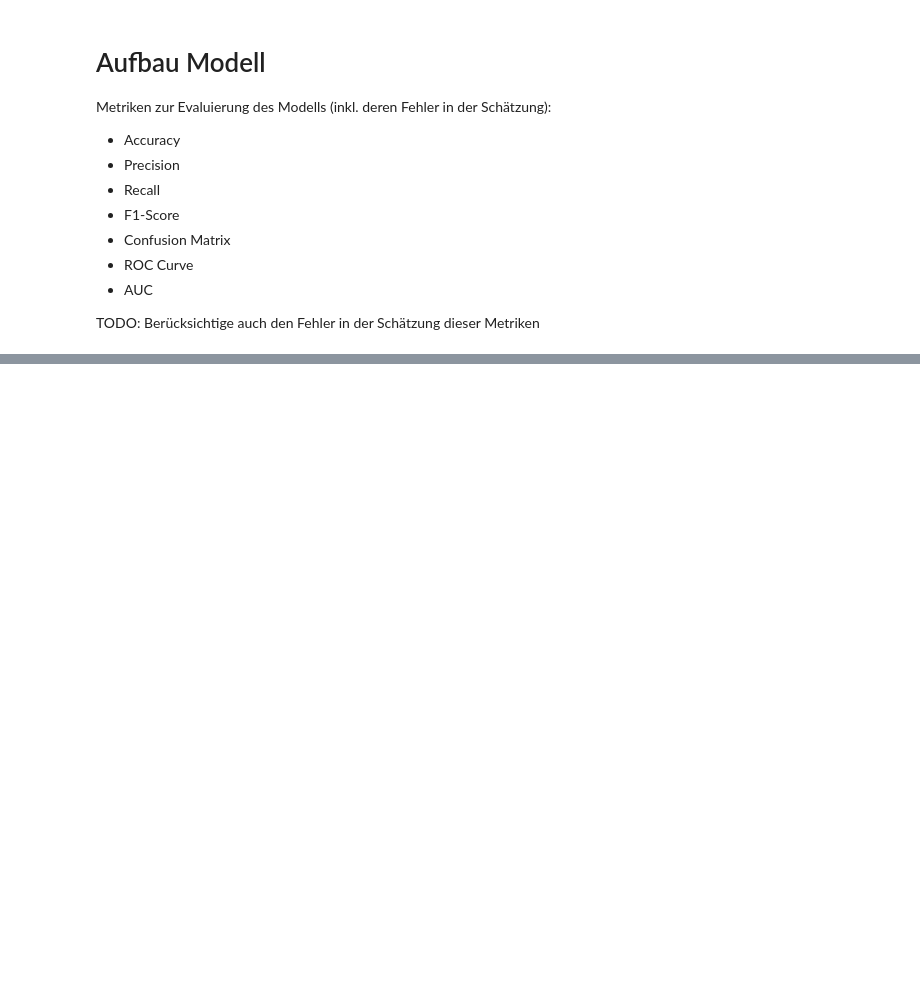
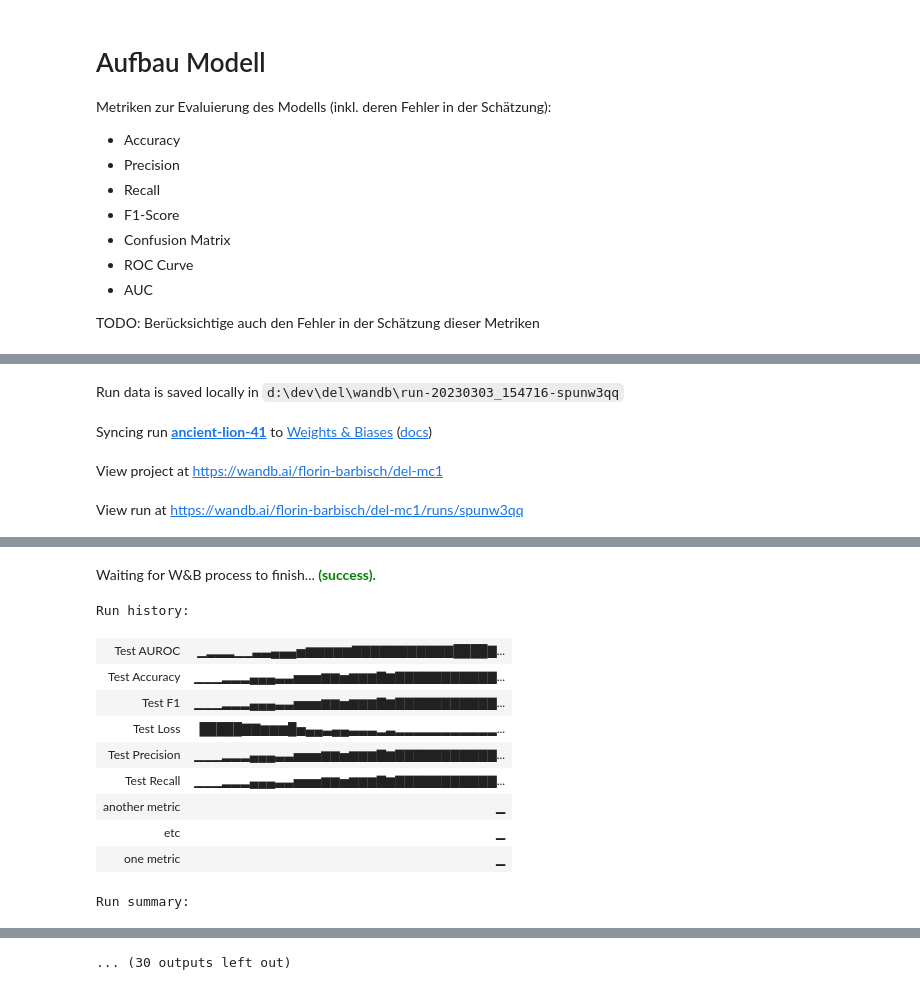
Before and after one commit to florinbarbisch/del, a Jupyter notebook: mc1.ipynb, the cells around one changed output, grey strips where cells are left out. Saved outputs shown, nothing was run; the diff lists cells and outputs as text; code cells hidden in the pictures; blank space fills up the shorter version.

Commit message:
Added: GPU and K-Fold support

```diff
--- a/mc1.ipynb
+++ b/mc1.ipynb
@@ -187,12 +179,12 @@ class SmallCNN(nn.Module):
         x = x.view(-1, 64 * 4 * 4)
         x = F.relu(self.fc1(x))
         x = self.fc2(x)
-        return x
+        return F.log_softmax(x, dim=1)
 # %%
-def train(model, train_loader, optimizer, criterion, epoch):
+def train(model, train_loader, device, optimizer, criterion, epoch):
     model.train()
     for batch_idx, (data, target) in enumerate(train_loader):
-        #print(data.shape, target.shape)
+        data, target = data.to(device), target.to(device)
         data, target = data.view(-1, 3, 32, 32), target
         optimizer.zero_grad()
         output = model(data)
@@ -316,0 +249,57 @@ Waiting for W&B process to finish... (success).
+# %%
+from sklearn.model_selection import KFold
+from time import time
+
+config = {
+    "batch_size": 1024,
+    "test_batch_size": 10,
+    "epochs": 50,
+    "criterion": "CrossEntropyLoss",
+    "lr": 0.1,
+    "momentum": 0.1,
+    "cuda": True,
+    "seed": 42,
+    "log_interval": 10,
+    "n_splits": 3,
+    "shuffle": True,
+}
+
+group = f"k-fold-run-{config['n_splits']}-splits-{time():.0f}"
+
+kfold = KFold(n_splits = config["n_splits"], shuffle = config["shuffle"], random_state = config["seed"])
+
+for fold, (train_ids, test_ids) in enumerate(kfold.split(train_images)):
+    print(f"Fold {fold}")
+    t_images, val_images = train_images[train_ids], train_images[test_ids]
+    t_labels, val_labels = train_labels[train_ids], train_labels[test_ids]
+
+    with wandb.init(entity="florin-barbisch", project="del-mc1", group=group, config=config, tags=["developing"]) as run:
+        use_cuda = config["cuda"] and torch.cuda.is_available()
+        if config["cuda"] & use_cuda != config["cuda"]:
+            print("WARNING: You don't have a CUDA device, so you are running on CPU.")
+        device = torch.device("cuda" if use_cuda else "cpu")
+        kwargs = {'num_workers': 1, 'pin_memory': True} if use_cuda else {}
+
+
+        torch.manual_seed(config["seed"])
+
+        train_loader = torch.utils.data.DataLoader(
+            torch.utils.data.TensorDataset(t_images, t_labels),
+            batch_size=config["batch_size"], shuffle=True, **kwargs)
+
+        test_loader = torch.utils.data.DataLoader(
+            torch.utils.data.TensorDataset(val_images, val_labels),
+            batch_size=config["batch_size"], shuffle=False, **kwargs)
+
+        model = SmallCNN().to(device)
+        optimizer = optim.SGD(model.parameters(), lr=config["lr"], momentum=config["momentum"])
+        criterion = nn.CrossEntropyLoss()
+
+        wandb.watch(model, log="all")
+
+        for epoch in range(1, config["epochs"] + 1):
+            train(model, train_loader, device, optimizer, criterion, epoch)
+            test(model, test_loader, device, criterion, label_names)
+
+        wandb.log({"one metric": 0.5, "another metric": 0.7, "etc": 0.9})
+# %% [output]
@@ -316,0 +308,4 @@ Waiting for W&B process to finish... (success).
+Run data is saved locally in d:\dev\del\wandb\run-20230303_154716-spunw3qq
+Syncing run ancient-lion-41 to Weights & Biases (docs)
+View project at https://wandb.ai/florin-barbisch/del-mc1
+View run at https://wandb.ai/florin-barbisch/del-mc1/runs/spunw3qq
@@ -316,0 +329,12 @@ Waiting for W&B process to finish... (success).
+Waiting for W&B process to finish... (success).
+Run history:
+| Test AUROC | ▁▂▂▂▁▁▃▃▄▄▄▅▆▆▆▆▆▇▇▇▇▇▇▇▇▇▇▇████▇... |
+| Test Accuracy | ▁▁▁▂▂▂▄▄▄▃▃▅▅▅▆▆▅▆▆▆▇▆▇▇▇▇▇▇▇▇▇▇▇... |
+| Test F1 | ▁▁▁▂▂▂▄▄▄▃▃▅▅▅▆▆▅▆▆▆▇▆▇▇▇▇▇▇▇▇▇▇▇... |
+| Test Loss | █████▇▇▆▆▆█▅▄▄▃▄▄▃▃▃▂▃▂▂▂▂▂▂▂▂▂▂▂... |
+| Test Precision | ▁▁▁▂▂▂▄▄▄▃▃▅▅▅▆▆▅▆▆▆▇▆▇▇▇▇▇▇▇▇▇▇▇... |
+| Test Recall | ▁▁▁▂▂▂▄▄▄▃▃▅▅▅▆▆▅▆▆▆▇▆▇▇▇▇▇▇▇▇▇▇▇... |
+| another metric | ▁ |
+| etc | ▁ |
+| one metric | ▁ |
+Run summary:
@@ -317,3 +350,4 @@ Waiting for W&B process to finish... (success).
+... (30 outputs left out)
 # %%
 wandb.finish()
 # %% [output]
```
Also changed, not shown: parts of 11 cells of this notebook.
